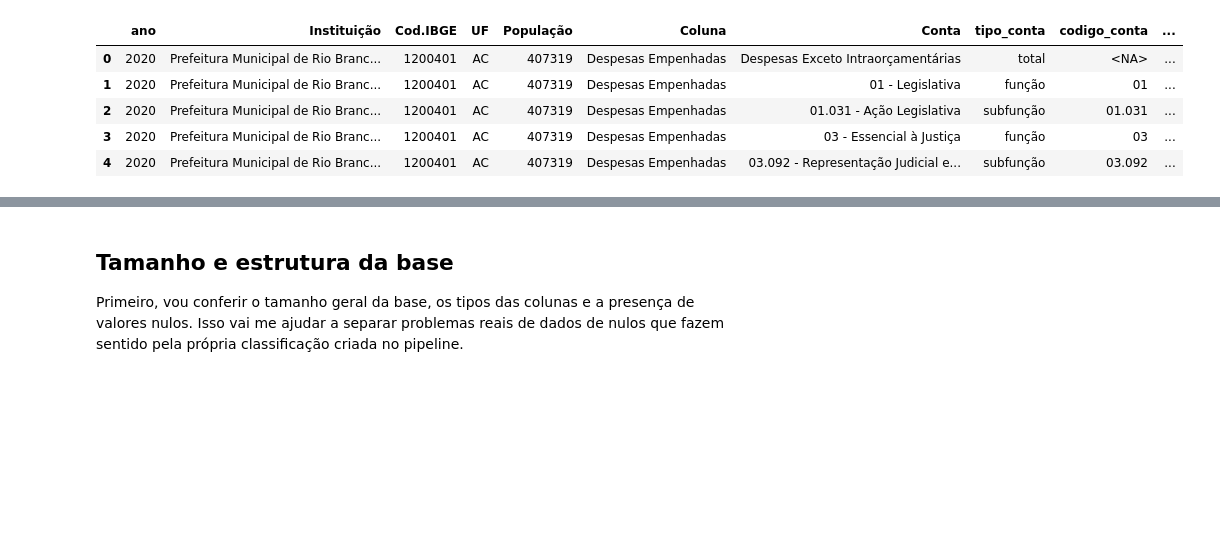
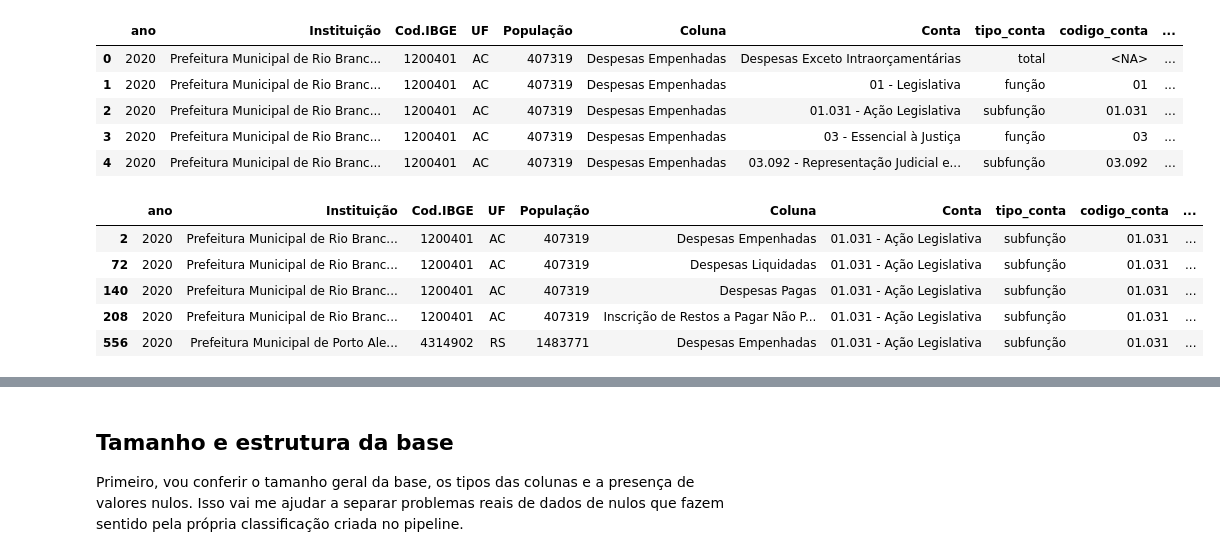
Before and after one commit to domlops/Desafio-Analista-de-Dados-Sefaz-Macei-, a Jupyter notebook: notebooks/01_diagnostico_dados.ipynb, the cells around one changed output, grey strips where cells are left out. Cells and saved outputs as stored; diff of their text form; code cells hidden in the pictures; blank space fills up the shorter version.

```diff
--- a/notebooks/01_diagnostico_dados.ipynb
+++ b/notebooks/01_diagnostico_dados.ipynb
@@ -36,3 +36,13 @@ df.head()
 | 2 | 2020 | Prefeitura Municipal de Rio Branc... | 1200401 | AC | 407319 | Despesas Empenhadas | 01.031 - Ação Legislativa | subfunção | 01.031 | ... |
 | 3 | 2020 | Prefeitura Municipal de Rio Branc... | 1200401 | AC | 407319 | Despesas Empenhadas | 03 - Essencial à Justiça | função | 03 | ... |
 | 4 | 2020 | Prefeitura Municipal de Rio Branc... | 1200401 | AC | 407319 | Despesas Empenhadas | 03.092 - Representação Judicial e... | subfunção | 03.092 | ... |
+# %%
+small_df = df[df['codigo_subfuncao'] == '031']
+small_df.head()
+# %% [output]
+|  | ano | Instituição | Cod.IBGE | UF | População | Coluna | Conta | tipo_conta | codigo_conta | ... |
+| 2 | 2020 | Prefeitura Municipal de Rio Branc... | 1200401 | AC | 407319 | Despesas Empenhadas | 01.031 - Ação Legislativa | subfunção | 01.031 | ... |
+| 72 | 2020 | Prefeitura Municipal de Rio Branc... | 1200401 | AC | 407319 | Despesas Liquidadas | 01.031 - Ação Legislativa | subfunção | 01.031 | ... |
+| 140 | 2020 | Prefeitura Municipal de Rio Branc... | 1200401 | AC | 407319 | Despesas Pagas | 01.031 - Ação Legislativa | subfunção | 01.031 | ... |
+| 208 | 2020 | Prefeitura Municipal de Rio Branc... | 1200401 | AC | 407319 | Inscrição de Restos a Pagar Não P... | 01.031 - Ação Legislativa | subfunção | 01.031 | ... |
+| 556 | 2020 | Prefeitura Municipal de Porto Ale... | 4314902 | RS | 1483771 | Despesas Empenhadas | 01.031 - Ação Legislativa | subfunção | 01.031 | ... |
```
Also changed, not shown: parts of 1 cell of this notebook, 1 other file.
